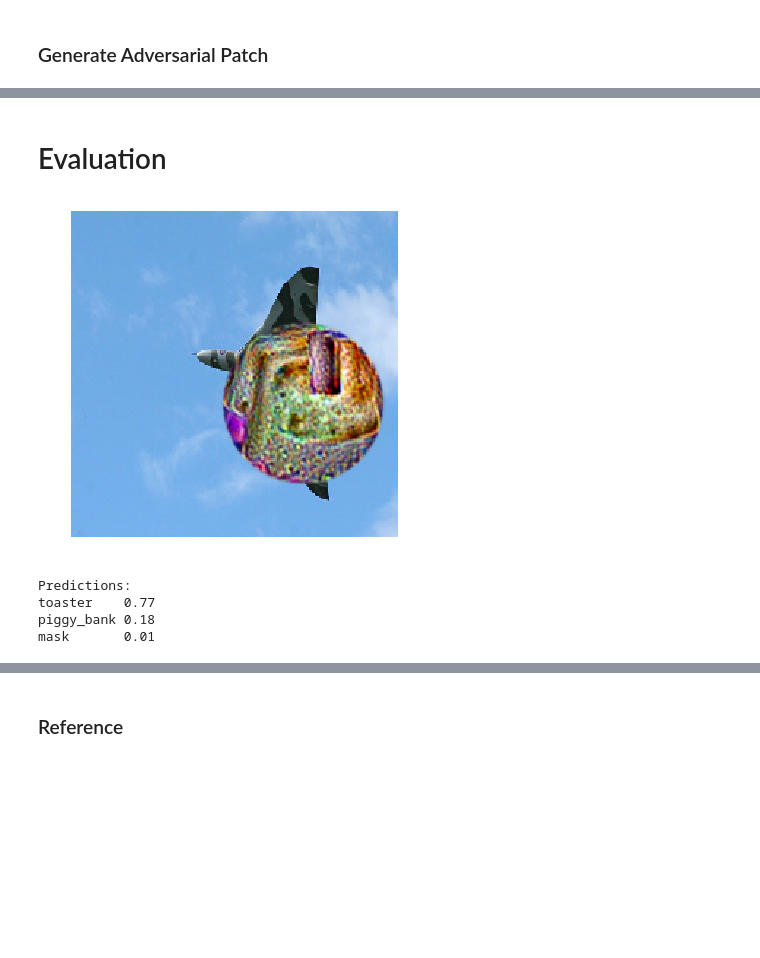
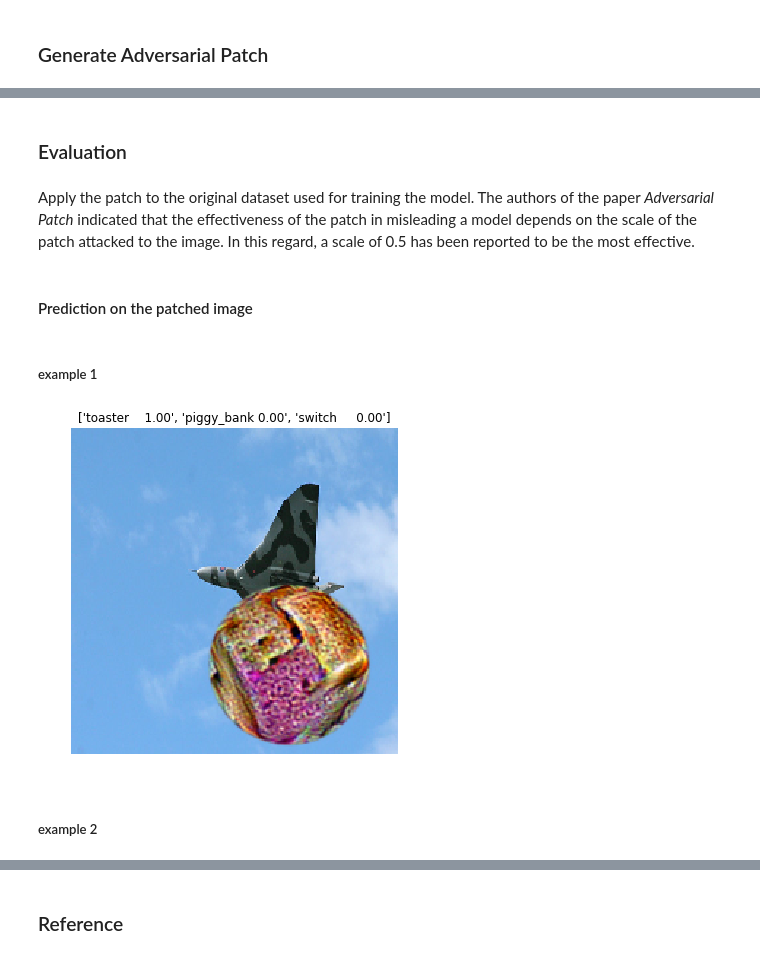
Before and after one commit to adbedada/adversarial_attack, a Jupyter notebook: notebooks/adversarial_patch_using_art.ipynb, the cells around one changed output, grey strips where cells are left out. Cells and saved outputs as stored; diff of their text form; code cells hidden in the pictures; blank space fills up the shorter version.

Commit message:
added prediction and labels

```diff
--- a/notebooks/adversarial_patch_using_art.ipynb
+++ b/notebooks/adversarial_patch_using_art.ipynb
@@ -122,2 +194,0 @@ Keras expects images to have BRG rather than RGB.
-# %%
-concated_images_for_keras = preprocess_input(concated_image)
@@ -166,0 +231,9 @@ plt.show()
+# %%
+#fig = plt.figure(figsize =(6,6))
+plt.rcParams['figure.figsize'] = [6, 6] # plot size
+
+plt.imshow(imagenet_patch)
+
+plt.title('Adversarial Patch')
+plt.axis('off')
+plt.show()
@@ -167,4 +242,6 @@ plt.show()
 # %% [markdown]
-# Evaluation
+### Evaluation
+# %% [markdown]
+Apply the patch to the original dataset used for training the model. The authors of the paper *Adversarial Patch* indicated that the effectiveness of the patch in misleading a model depends on the scale of the patch attacked to the image. In this regard, a scale of 0.5 has been reported to be the most effective.
 # %%
-patched_images = ap.apply_patch(images_for_keras, scale=0.5)
+patched_images = ap.apply_patch(concated_images_for_keras, scale=0.5)
@@ -207,11 +248,24 @@ def predict_model(model, image):
+# %% [markdown]
+#### Prediction on the patched image
+# %%
+def predict_model(model, image):
+    predicted_label = predict_image(model, image)
+
+    patched_image= from_keras(image)
+    new_img_arr = Im.fromarray(patched_image)
+    new_img_arr.save('patched_image.jpg')
+    plt.title(predicted_label)
+    plt.imshow(patched_image.astype(np.uint))
+    plt.axis('off')
+    plt.show()
+# %% [markdown]
+##### example 1
 # %%
-ee = predict_model(model, patched_images[0, :, :, :])
+predict_model(model, patched_images[0, :, :, :])
 # %% [output]
-[figure, old version]
+[figure, new version]
-Predictions:
-toaster    0.77
-piggy_bank 0.18
-mask       0.01
+# %% [markdown]
+##### example 2
 # %%
 predict_model(model, patched_images[1, :, :, :])
 # %% [output]
```
Also changed, not shown: parts of 43 cells of this notebook.
